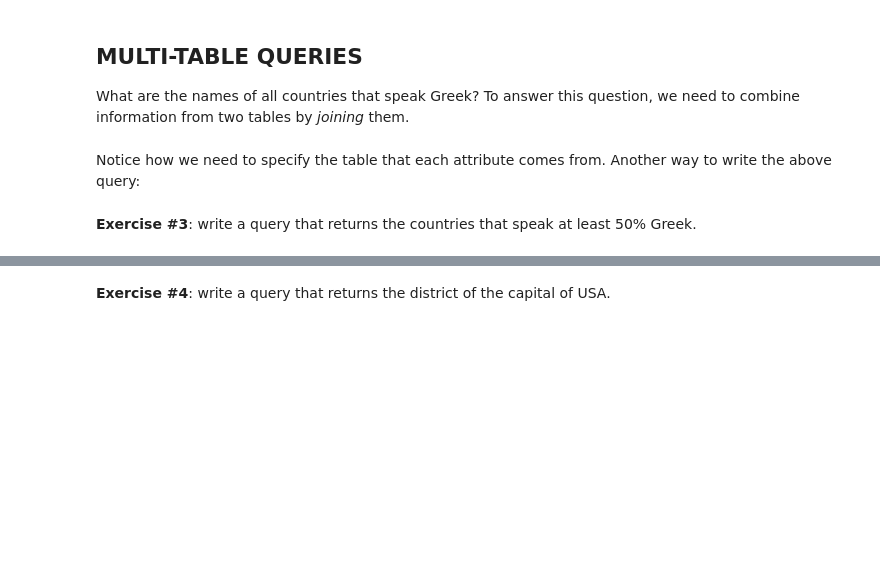
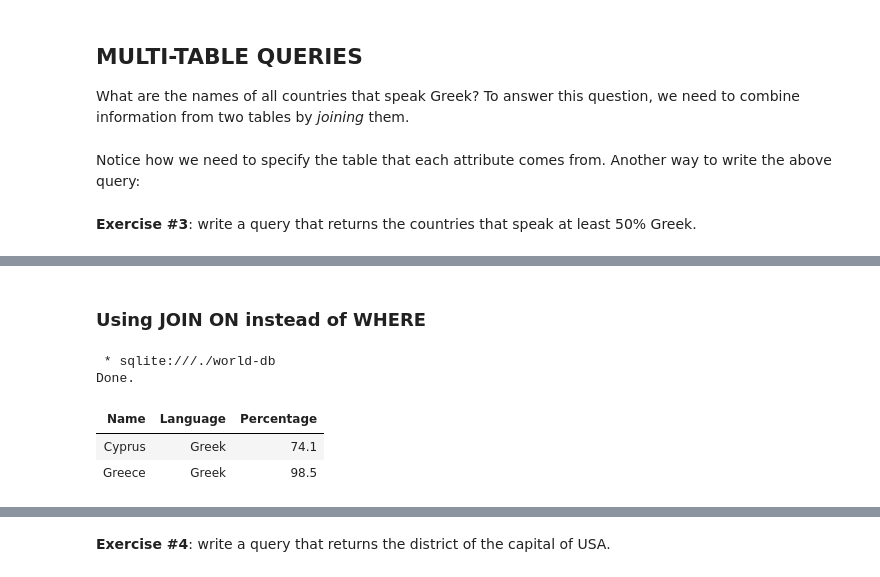
Before and after one commit to Ming-Wang9/database_management, a Jupyter notebook: 1_IntroSQL/act_introToSQL/A2b.ipynb, the cells around one changed output, grey strips where cells are left out. Cells and saved outputs as stored; diff of their text form; code cells hidden in the pictures; blank space fills up the shorter version.

```diff
--- a/1_IntroSQL/act_introToSQL/A2b.ipynb
+++ b/1_IntroSQL/act_introToSQL/A2b.ipynb
@@ -116,3 +196,18 @@ AND L.Language = 'Greek' OR L.Language = 'English';
+# %% [markdown]
+### Using JOIN ON instead of WHERE
+# %%
+%%sql
+SELECT DISTINCT C.Name, CL.Language AS Language, Percentage
+FROM Country C
+JOIN CountryLanguage CL ON C.Code = CL.CountryCode
+AND CL.Language LIKE "Greek"
+AND CL.Percentage > 50
+# %% [output]
+ * sqlite:///./world-db
+Done.
+| Name | Language | Percentage |
+| Cyprus | Greek | 74.1 |
+| Greece | Greek | 98.5 |
 # %%
 %%sql
 SELECT C.Name, L.Language, L.percentage
```
Also changed, not shown: parts of 19 cells of this notebook, 20 other files.
